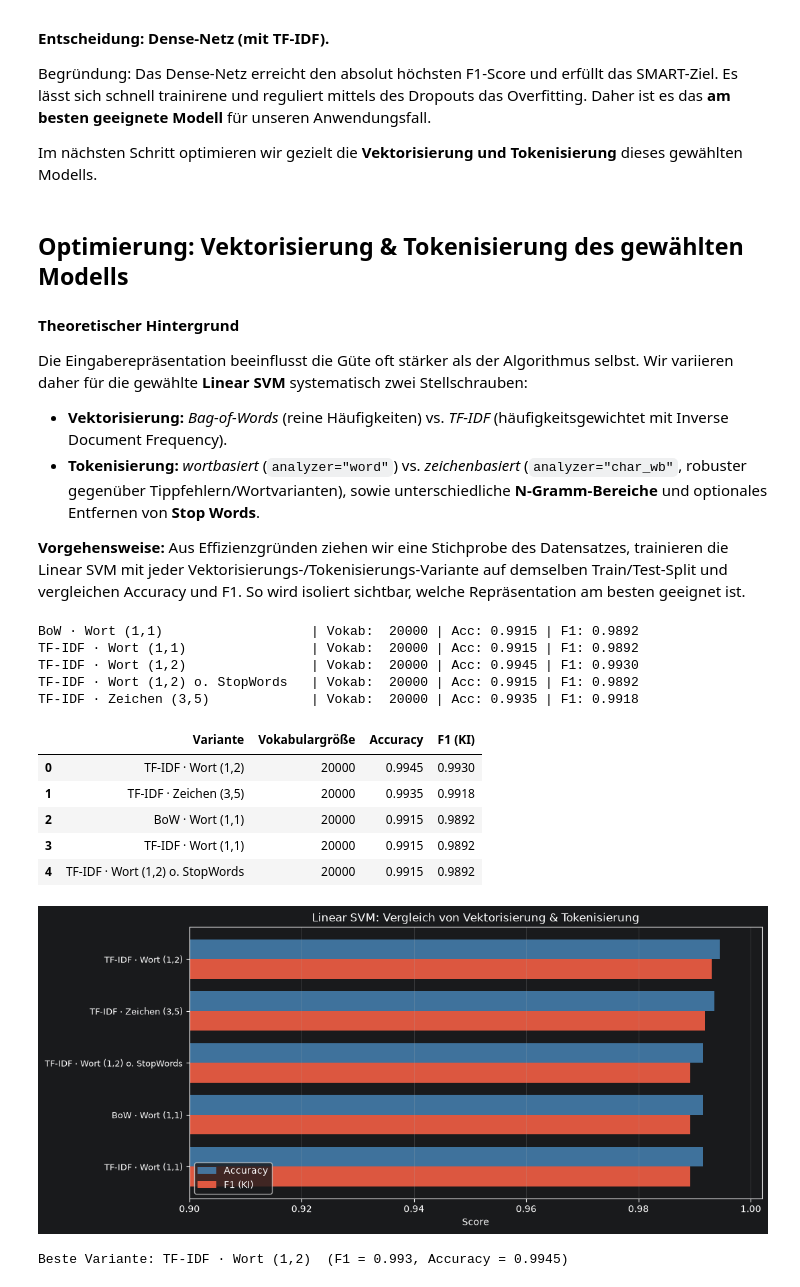
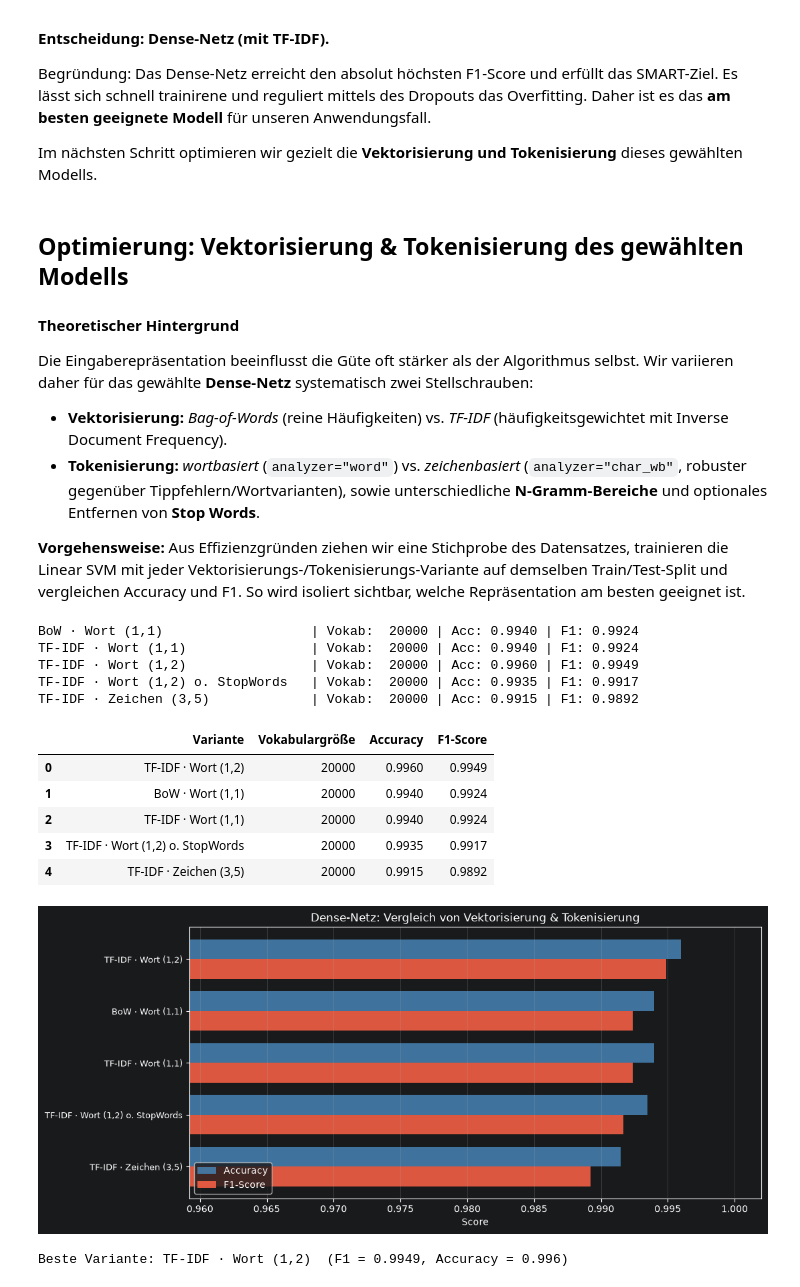
Before and after one commit to TheAmarok/Neue-Konzepte-Gruppe-9, a Jupyter notebook: Notebook_Abgabeversion_kommentiert.ipynb, the cells around one changed output. Cells and saved outputs as stored; diff of their text form; code cells hidden in the pictures.

```diff
--- a/Notebook_Abgabeversion_kommentiert.ipynb
+++ b/Notebook_Abgabeversion_kommentiert.ipynb
@@ -3680,7 +3680,7 @@ Im nächsten Schritt optimieren wir gezielt die **Vektorisierung und Tokenisieru
 
 #### Theoretischer Hintergrund
 Die Eingaberepräsentation beeinflusst die Güte oft stärker als der Algorithmus selbst. Wir
-variieren daher für die gewählte **Linear SVM** systematisch zwei Stellschrauben:
+variieren daher für das gewählte **Dense-Netz** systematisch zwei Stellschrauben:
 
 - **Vektorisierung:** *Bag-of-Words* (reine Häufigkeiten) vs. *TF-IDF* (häufigkeitsgewichtet
   mit Inverse Document Frequency).
@@ -3696,7 +3696,7 @@ geeignet ist.
 # Reproduzierbare Stichprobe ziehen (begrenzt die Laufzeit des Experiments)
 sample_df = df.sample(min(8000, len(df)), random_state=42)
 # Texte und Labels der Stichprobe
-X_exp = sample_df["text"]
+X_exp = sample_df["text_clean"]
 y_exp = sample_df["generated"]
 
 # Einheitlichen Train/Test-Split für alle Varianten erstellen (geschichtet)
@@ -3727,17 +3727,20 @@ varianten = {
 vec_results = []
 # Über alle Varianten iterieren
 for name, vectorizer in varianten.items():
-    # Vektorisierer auf Trainingsdaten fitten und transformieren
-    Xtr = vectorizer.fit_transform(X_exp_train)
-    # Testdaten mit demselben Vektorisierer transformieren
-    Xte = vectorizer.transform(X_exp_test)
+    # Vektorisierer auf Trainingsdaten fitten und transformieren (dichtes Array für das Dense-Netz)
+    Xtr = vectorizer.fit_transform(X_exp_train).toarray()
+    # Testdaten mit demselben Vektorisierer transformieren (ebenfalls als dichtes Array)
+    Xte = vectorizer.transform(X_exp_test).toarray()
 
-    # Gewählte Linear SVM trainieren
-    clf = LinearSVC(max_iter=4000, random_state=42)
-    clf.fit(Xtr, y_exp_train)
+    # Reproduzierbarkeit des neuronalen Netzes sicherstellen
+    tf.random.set_seed(42)
+    # Gewähltes Dense-Modell mit passender Eingabedimension und Dropout=0.3 aufbauen
+    clf = build_dense_model(input_dim=Xtr.shape[1], dropout_rate=0.3)
+    # Dense-Modell auf den Trainingsdaten trainieren
+    clf.fit(Xtr, y_exp_train, epochs=10, batch_size=32, verbose=0)
 
-    # Vorhersagen für die Testdaten
-    y_hat = clf.predict(Xte)
+    # Vorhersagen für die Testdaten (Sigmoid-Ausgabe per Schwelle 0.5 in Klassen umwandeln)
+    y_hat = (clf.predict(Xte, verbose=0) > 0.5).astype(int).flatten()
     # Accuracy und F1 berechnen
     acc = accuracy_score(y_exp_test, y_hat)
     f1  = f1_score(y_exp_test, y_hat)
@@ -3747,66 +3750,68 @@ for name, vectorizer in varianten.items():
         "Variante": name,
         "Vokabulargröße": Xtr.shape[1],
         "Accuracy": round(acc, 4),
-        "F1 (KI)": round(f1, 4),
+        "F1-Score": round(f1, 4),
     })
     # Zwischenergebnis ausgeben
     print(f"{name:34s} | Vokab: {Xtr.shape[1]:>6} | Acc: {acc:.4f} | F1: {f1:.4f}")
 
 # Ergebnisse als DataFrame, absteigend nach F1 sortiert
-vec_df = pd.DataFrame(vec_results).sort_values("F1 (KI)", ascending=False).reset_index(drop=True)
+vec_df = pd.DataFrame(vec_results).sort_values("F1-Score", ascending=False).reset_index(drop=True)
 # Ergebnistabelle ausgeben
 vec_df
 # %% [output]
-BoW · Wort (1,1)                   | Vokab:  20000 | Acc: 0.9915 | F1: 0.9892
-TF-IDF · Wort (1,1)                | Vokab:  20000 | Acc: 0.9915 | F1: 0.9892
-TF-IDF · Wort (1,2)                | Vokab:  20000 | Acc: 0.9945 | F1: 0.9930
-TF-IDF · Wort (1,2) o. StopWords   | Vokab:  20000 | Acc: 0.9915 | F1: 0.9892
-TF-IDF · Zeichen (3,5)             | Vokab:  20000 | Acc: 0.9935 | F1: 0.9918
+BoW · Wort (1,1)                   | Vokab:  20000 | Acc: 0.9940 | F1: 0.9924
+TF-IDF · Wort (1,1)                | Vokab:  20000 | Acc: 0.9940 | F1: 0.9924
+TF-IDF · Wort (1,2)                | Vokab:  20000 | Acc: 0.9960 | F1: 0.9949
+TF-IDF · Wort (1,2) o. StopWords   | Vokab:  20000 | Acc: 0.9935 | F1: 0.9917
+TF-IDF · Zeichen (3,5)             | Vokab:  20000 | Acc: 0.9915 | F1: 0.9892
-|  | Variante | Vokabulargröße | Accuracy | F1 (KI) |
-| 0 | TF-IDF · Wort (1,2) | 20000 | 0.9945 | 0.9930 |
-| 1 | TF-IDF · Zeichen (3,5) | 20000 | 0.9935 | 0.9918 |
-| 2 | BoW · Wort (1,1) | 20000 | 0.9915 | 0.9892 |
-| 3 | TF-IDF · Wort (1,1) | 20000 | 0.9915 | 0.9892 |
-| 4 | TF-IDF · Wort (1,2) o. StopWords | 20000 | 0.9915 | 0.9892 |
+|  | Variante | Vokabulargröße | Accuracy | F1-Score |
+| 0 | TF-IDF · Wort (1,2) | 20000 | 0.9960 | 0.9949 |
+| 1 | BoW · Wort (1,1) | 20000 | 0.9940 | 0.9924 |
+| 2 | TF-IDF · Wort (1,1) | 20000 | 0.9940 | 0.9924 |
+| 3 | TF-IDF · Wort (1,2) o. StopWords | 20000 | 0.9935 | 0.9917 |
+| 4 | TF-IDF · Zeichen (3,5) | 20000 | 0.9915 | 0.9892 |
 # %%
 # Neues Diagramm anlegen
 fig, ax = plt.subplots(figsize=(11, 5))
 # y-Positionen je Variante (sortiert: beste oben)
-order = vec_df.sort_values("F1 (KI)", ascending=True)
+order = vec_df.sort_values("F1-Score", ascending=True)
 y_pos = np.arange(len(order))
 # Balkenhöhe
 height = 0.38
 
 # Accuracy als horizontale Balken (oben versetzt)
 ax.barh(y_pos + height/2, order["Accuracy"], height, label="Accuracy", color="steelblue", alpha=0.85)
 # F1 als horizontale Balken (unten versetzt)
-ax.barh(y_pos - height/2, order["F1 (KI)"],  height, label="F1 (KI)",  color="tomato",    alpha=0.85)
+ax.barh(y_pos - height/2, order["F1-Score"],  height, label="F1-Score",  color="tomato",    alpha=0.85)
 
 # y-Ticks setzen
 ax.set_yticks(y_pos)
 # y-Tick-Labels (Varianten) setzen
 ax.set_yticklabels(order["Variante"], fontsize=9)
 # x-Achse beschriften
 ax.set_xlabel("Score")
-# x-Achsen-Bereich (eng) festlegen
-ax.set_xlim(0.9, 1.002)
+# x-Achsen-Bereich datengetrieben festlegen (verhindert abgeschnittene Balken
+# bei ggf. niedrigeren Dense-Scores)
+lo = min(order["Accuracy"].min(), order["F1-Score"].min())
+ax.set_xlim(max(0.0, lo - 0.03), 1.002)
 # Titel setzen
-ax.set_title("Linear SVM: Vergleich von Vektorisierung & Tokenisierung")
+ax.set_title("Dense-Netz: Vergleich von Vektorisierung & Tokenisierung")
 # Legende anzeigen
 ax.legend(loc="lower left")
 # Gitter einblenden
 ax.grid(axis="x", alpha=0.3)
 # Layout optimieren
 plt.tight_layout()
 # Diagramm anzeigen
 plt.show()
 
 # Beste Variante (höchster F1) hervorheben
 beste = vec_df.iloc[0]
-print(f"\nBeste Variante: {beste['Variante']}  (F1 = {beste['F1 (KI)']}, Accuracy = {beste['Accuracy']})")
+print(f"\nBeste Variante: {beste['Variante']}  (F1 = {beste['F1-Score']}, Accuracy = {beste['Accuracy']})")
 # %% [output]
-[figure, old version]
+[figure, new version]
-Beste Variante: TF-IDF · Wort (1,2)  (F1 = 0.993, Accuracy = 0.9945)
+Beste Variante: TF-IDF · Wort (1,2)  (F1 = 0.9949, Accuracy = 0.996)
 # %% [markdown]
 ### Fazit: Welche Vektorisierung & Tokenisierung ist am besten geeignet?
 
```
Also changed, not shown: parts of 1 cell of this notebook.
